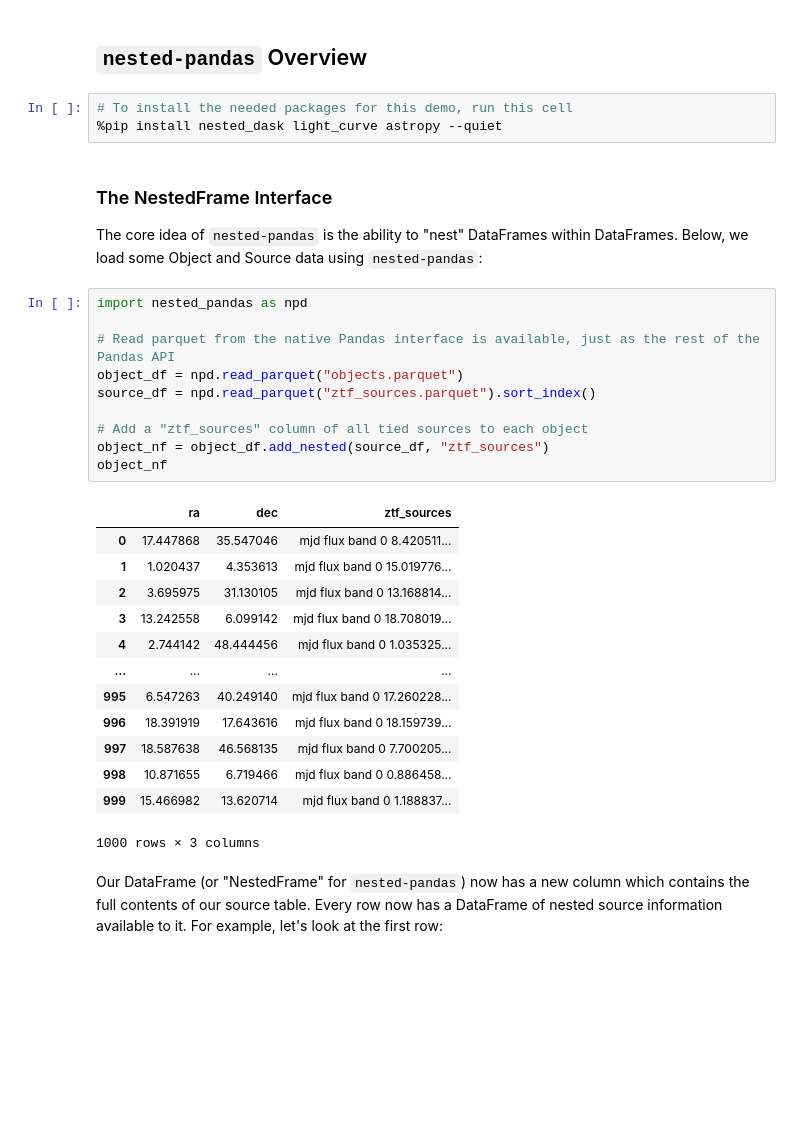
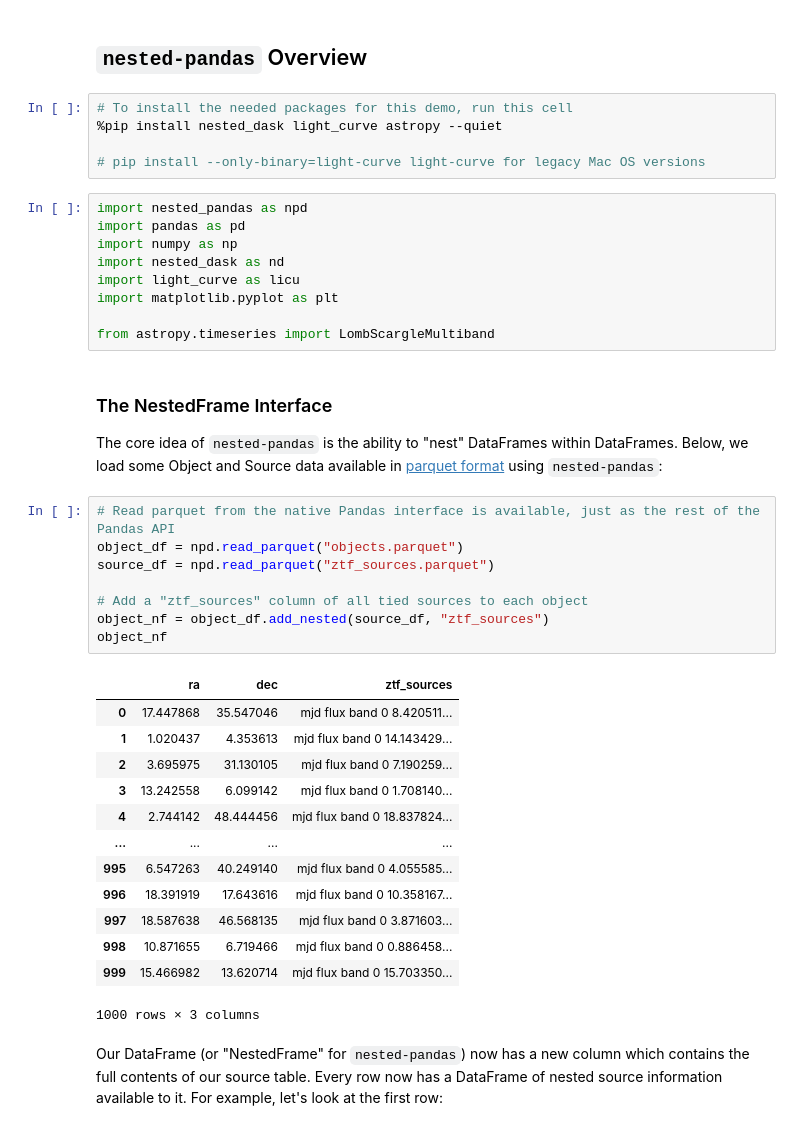
Before and after one commit to lincc-frameworks/midpoint-review, a Jupyter notebook: docs/notebooks/nested/review_demo.ipynb, the cells around one changed output. Drawn from its saved outputs; the diff is of its cells as text; blank space fills up the shorter version.

```diff
--- a/docs/notebooks/nested/review_demo.ipynb
+++ b/docs/notebooks/nested/review_demo.ipynb
@@ -5,33 +5,42 @@
 # %%
 # To install the needed packages for this demo, run this cell
 %pip install nested_dask light_curve astropy --quiet
+
+# pip install --only-binary=light-curve light-curve for legacy Mac OS versions
+# %%
+import nested_pandas as npd
+import pandas as pd
+import numpy as np
+import nested_dask as nd
+import light_curve as licu
+import matplotlib.pyplot as plt
+
+from astropy.timeseries import LombScargleMultiband
 # %% [markdown]
 ### The NestedFrame Interface
 
-The core idea of `nested-pandas` is the ability to "nest" DataFrames within DataFrames. Below, we load some Object and Source data using `nested-pandas`:
+The core idea of `nested-pandas` is the ability to "nest" DataFrames within DataFrames. Below, we load some Object and Source data available in [parquet format](https://parquet.apache.org/docs/overview/) using `nested-pandas`:
 # %%
-import nested_pandas as npd
-
 # Read parquet from the native Pandas interface is available, just as the rest of the Pandas API
 object_df = npd.read_parquet("objects.parquet")
-source_df = npd.read_parquet("ztf_sources.parquet").sort_index()
+source_df = npd.read_parquet("ztf_sources.parquet")
 
 # Add a "ztf_sources" column of all tied sources to each object
 object_nf = object_df.add_nested(source_df, "ztf_sources")
 object_nf
 # %% [output]
 |  | ra | dec | ztf_sources |
 | 0 | 17.447868 | 35.547046 | mjd flux band 0 8.420511... |
-| 1 | 1.020437 | 4.353613 | mjd flux band 0 15.019776... |
-| 2 | 3.695975 | 31.130105 | mjd flux band 0 13.168814... |
-| 3 | 13.242558 | 6.099142 | mjd flux band 0 18.708019... |
-| 4 | 2.744142 | 48.444456 | mjd flux band 0 1.035325... |
+| 1 | 1.020437 | 4.353613 | mjd flux band 0 14.143429... |
+| 2 | 3.695975 | 31.130105 | mjd flux band 0 7.190259... |
+| 3 | 13.242558 | 6.099142 | mjd flux band 0 1.708140... |
+| 4 | 2.744142 | 48.444456 | mjd flux band 0 18.837824... |
 | ... | ... | ... | ... |
-| 995 | 6.547263 | 40.249140 | mjd flux band 0 17.260228... |
-| 996 | 18.391919 | 17.643616 | mjd flux band 0 18.159739... |
-| 997 | 18.587638 | 46.568135 | mjd flux band 0 7.700205... |
+| 995 | 6.547263 | 40.249140 | mjd flux band 0 4.055585... |
+| 996 | 18.391919 | 17.643616 | mjd flux band 0 10.358167... |
+| 997 | 18.587638 | 46.568135 | mjd flux band 0 3.871603... |
 | 998 | 10.871655 | 6.719466 | mjd flux band 0 0.886458... |
-| 999 | 15.466982 | 13.620714 | mjd flux band 0 1.188837... |
+| 999 | 15.466982 | 13.620714 | mjd flux band 0 15.703350... |
 1000 rows × 3 columns
 # %% [markdown]
 Our DataFrame (or "NestedFrame" for `nested-pandas`) now has a new column which contains the full contents of our source table. Every row now has a DataFrame of nested source information available to it. For example, let's look at the first row:
```
Also changed, not shown: parts of 19 cells of this notebook.
